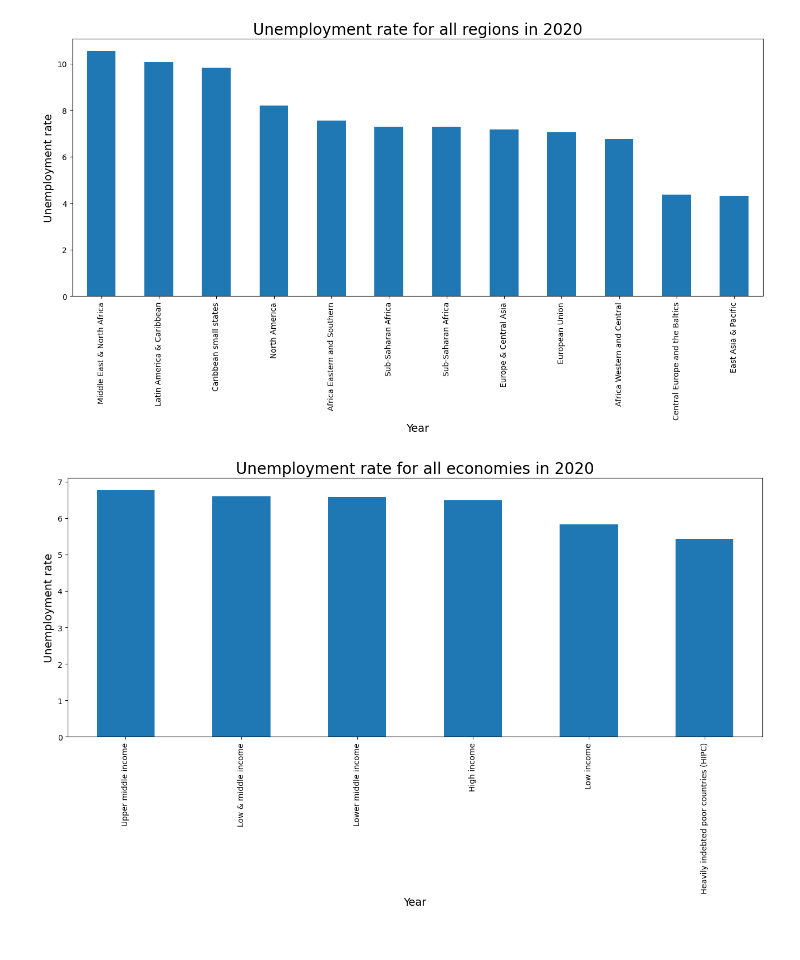
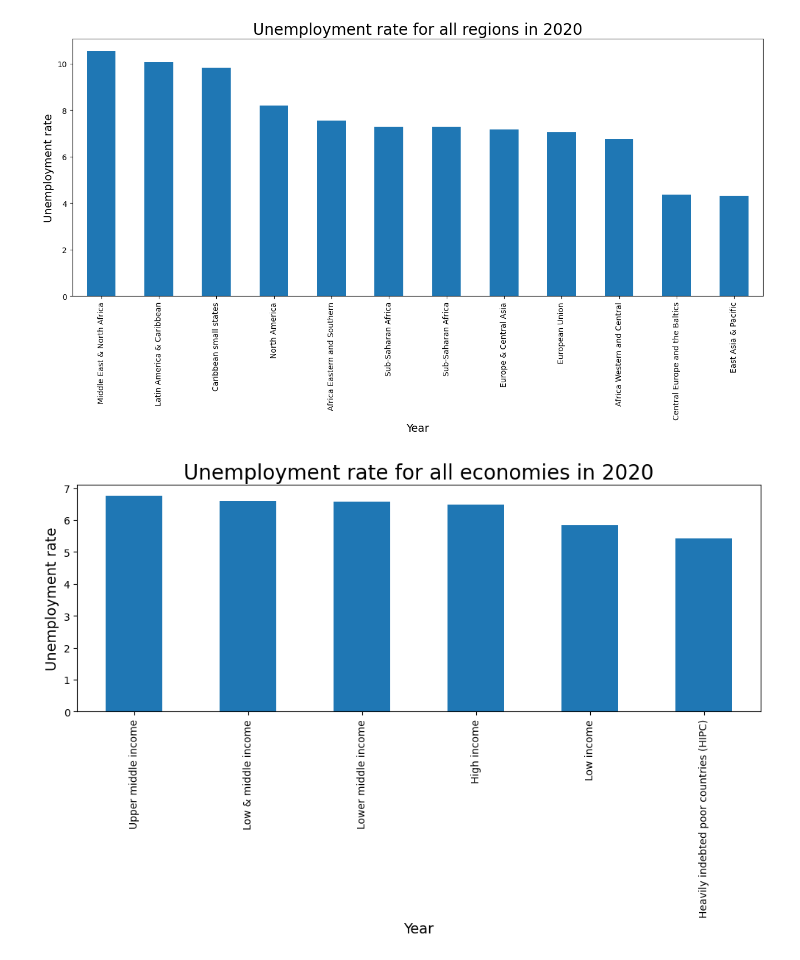
Before and after one commit to lorrespz/Kaggle_Data_Analysis_Projects, a Jupyter notebook: world-unemployment-trend-1991-2021.ipynb, the cells around one changed output. Cells and saved outputs as stored; diff of their text form; code cells hidden in the pictures.

```diff
--- a/world-unemployment-trend-1991-2021.ipynb
+++ b/world-unemployment-trend-1991-2021.ipynb
@@ -204,11 +202,11 @@ plt.title('Unemployment rate for all regions in 2020',fontsize = 20);
 # %% [output]
 [figure]
 # %%
-plt.figure(figsize = (16,6));
+plt.figure(figsize = (12,4));
 df_in_20.sort_values(ascending = False).plot(kind = 'bar')
 plt.xlabel('Year', fontsize = 14);
 plt.xticks(rotation='vertical')
 plt.ylabel('Unemployment rate', fontsize = 14);
 plt.title('Unemployment rate for all economies in 2020', fontsize = 20);
 # %% [output]
-[figure, old version]
+[figure, new version]
```
Also changed, not shown: parts of 5 cells of this notebook.
